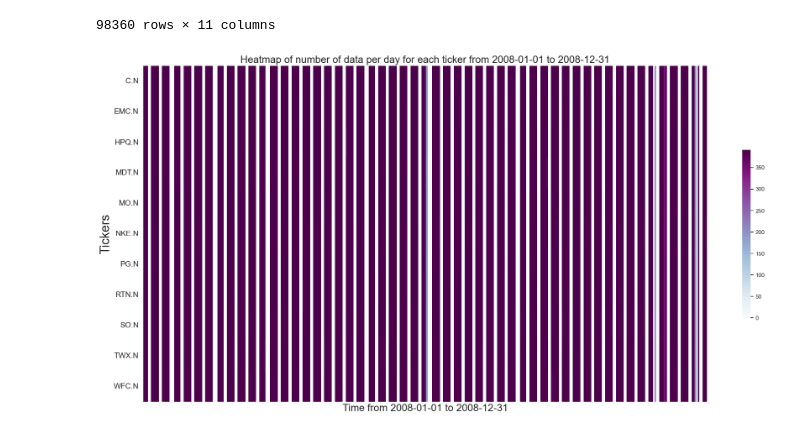
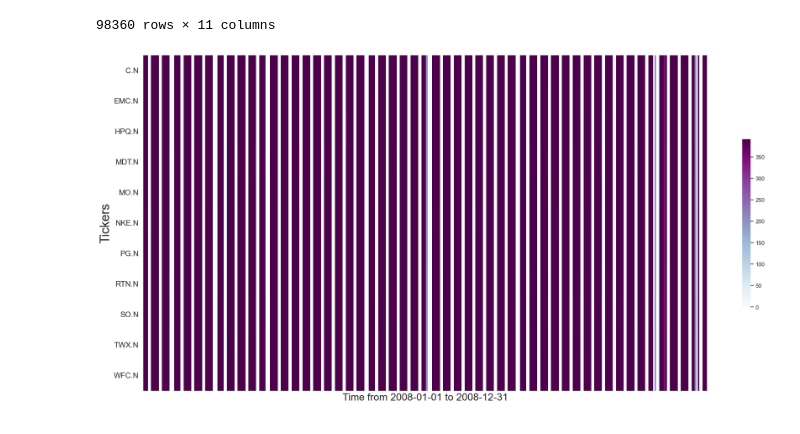
Before and after one commit to valee99/FIN-525-Project, a Jupyter notebook: data_analysis.ipynb, the cells around one changed output. Saved outputs shown, nothing was run; the diff lists cells and outputs as text; code cells hidden in the pictures.

```diff
--- a/data_analysis.ipynb
+++ b/data_analysis.ipynb
@@ -71,32 +71,32 @@ sns.set(font_scale=1)
 # Use the count of data points as values for the heatmap
 # If there's no data for a day, it will be NaN, which will be shown as a white space in the heatmap
 pivot_table = daily_data_count.transpose()
 
 # Create the heatmap
 
 # Create the heatmap with figsize adjusted for better visibility
 plt.figure(figsize=(25, 12))
 ax = sns.heatmap(pivot_table, cmap="BuPu", linewidths=0, linecolor=None, cbar_kws={"shrink": .5} , yticklabels=True, xticklabels=False)
 
 #increse font x and y labels
 ax.set_yticklabels(ax.get_yticklabels(), rotation=0, fontsize=15)
 ax.set_xticklabels(ax.get_xticklabels(), rotation=0, fontsize=20)
 ax.set_xlabel('Time from 2008-01-01 to 2008-12-31', fontsize=20)
 ax.set_ylabel('Tickers', fontsize=25)
 
-plt.title('Heatmap of number of data per day for each ticker from 2008-01-01 to 2008-12-31', fontsize=20)
+# plt.title('Heatmap of number of data per day for each ticker from 2008-01-01 to 2008-12-31', fontsize=20)
 
 folder_path = 'plots'
 if not os.path.exists(folder_path):
     os.makedirs(folder_path)
 
 # Define the file path to save the plot
 file_path = os.path.join(folder_path, 'heatmap_tickers.png')
 
 # Save the plot
 plt.savefig(file_path)
 
 
 plt.show()
 # %% [output]
-[figure, old version]
+[figure, new version]
```
Also changed, not shown: 7 other files.
